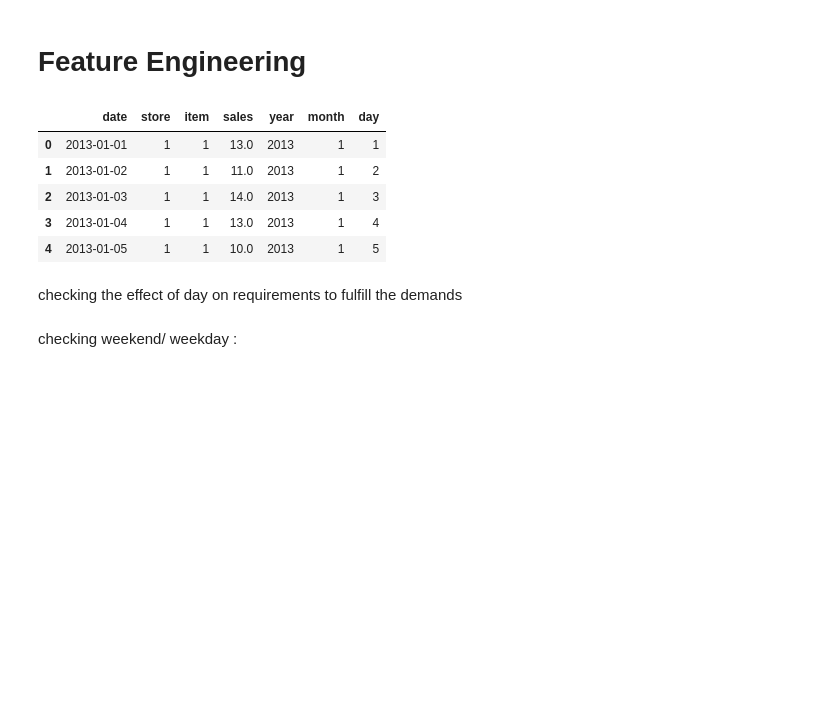
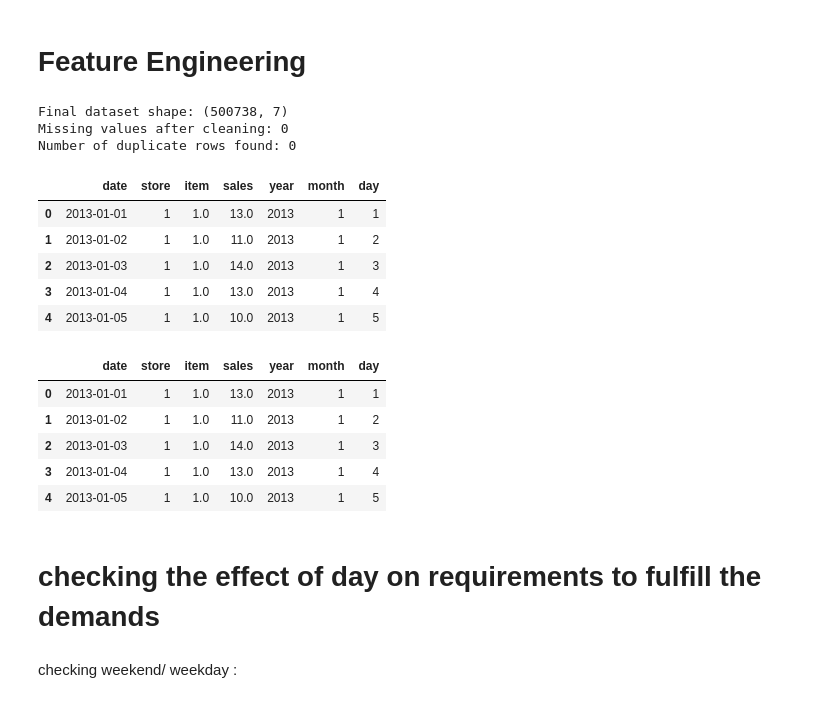
Before and after one commit to Vedanshi18/inventory-demand-forecasting, a Jupyter notebook: Inventory_Demand_Forecasting.ipynb, the cells around one changed output. Saved outputs shown, nothing was run; the diff lists cells and outputs as text; code cells hidden in the pictures; blank space fills up the shorter version.

```diff
--- a/Inventory_Demand_Forecasting.ipynb
+++ b/Inventory_Demand_Forecasting.ipynb
@@ -73,0 +74,7 @@ df.describe()
+# %%
+# 1. Drop rows with missing values
+df = df.dropna()
+
+# 2. Verify that 0 missing values remain
+print("Missing values after cleaning:", df.isnull().sum().sum())
+print("Final dataset shape:", df.shape)
@@ -74,5 +96,21 @@ df.describe()
 # %% [markdown]
 # Feature Engineering
+# %%
+print("Final dataset shape:", df.shape)
+print("Missing values after cleaning:", df.isnull().sum().sum())
+print(f"Number of duplicate rows found: {df.duplicated().sum()}")
+print()
+df.head()
+# %% [output]
+Final dataset shape: (500738, 7)
+Missing values after cleaning: 0
+Number of duplicate rows found: 0
+|  | date | store | item | sales | year | month | day |
+| 0 | 2013-01-01 | 1 | 1.0 | 13.0 | 2013 | 1 | 1 |
+| 1 | 2013-01-02 | 1 | 1.0 | 11.0 | 2013 | 1 | 2 |
+| 2 | 2013-01-03 | 1 | 1.0 | 14.0 | 2013 | 1 | 3 |
+| 3 | 2013-01-04 | 1 | 1.0 | 13.0 | 2013 | 1 | 4 |
+| 4 | 2013-01-05 | 1 | 1.0 | 10.0 | 2013 | 1 | 5 |
 # %%
 parts = df["date"].str.split("-", n =3, expand = True)
 df["year"] = parts[0].astype('int')
@@ -81,13 +119,13 @@ df["day"] = parts[2].astype('int')
 df.head()
 # %% [output]
 |  | date | store | item | sales | year | month | day |
-| 0 | 2013-01-01 | 1 | 1 | 13.0 | 2013 | 1 | 1 |
-| 1 | 2013-01-02 | 1 | 1 | 11.0 | 2013 | 1 | 2 |
-| 2 | 2013-01-03 | 1 | 1 | 14.0 | 2013 | 1 | 3 |
-| 3 | 2013-01-04 | 1 | 1 | 13.0 | 2013 | 1 | 4 |
-| 4 | 2013-01-05 | 1 | 1 | 10.0 | 2013 | 1 | 5 |
+| 0 | 2013-01-01 | 1 | 1.0 | 13.0 | 2013 | 1 | 1 |
+| 1 | 2013-01-02 | 1 | 1.0 | 11.0 | 2013 | 1 | 2 |
+| 2 | 2013-01-03 | 1 | 1.0 | 14.0 | 2013 | 1 | 3 |
+| 3 | 2013-01-04 | 1 | 1.0 | 13.0 | 2013 | 1 | 4 |
+| 4 | 2013-01-05 | 1 | 1.0 | 10.0 | 2013 | 1 | 5 |
 # %% [markdown]
-checking the effect of day on requirements to fulfill the demands
+# checking the effect of day on requirements to fulfill the demands
 # %% [markdown]
 checking weekend/ weekday :
 # %%
```
Also changed, not shown: parts of 15 cells of this notebook.
